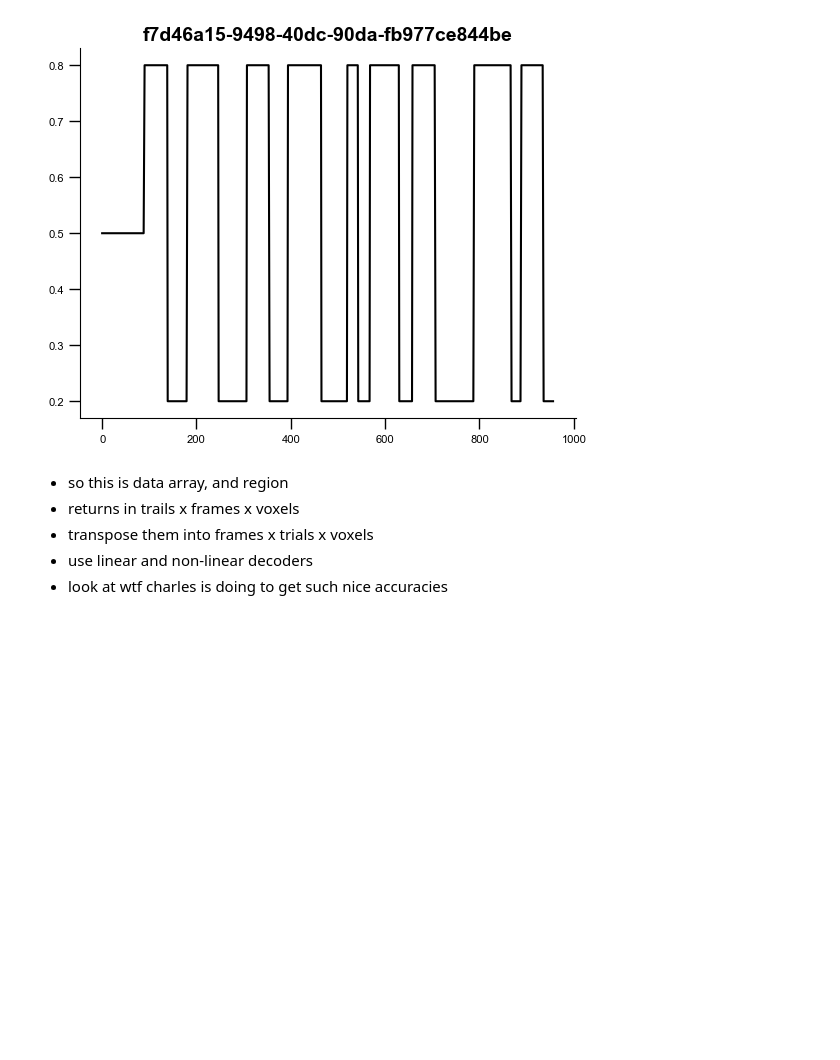
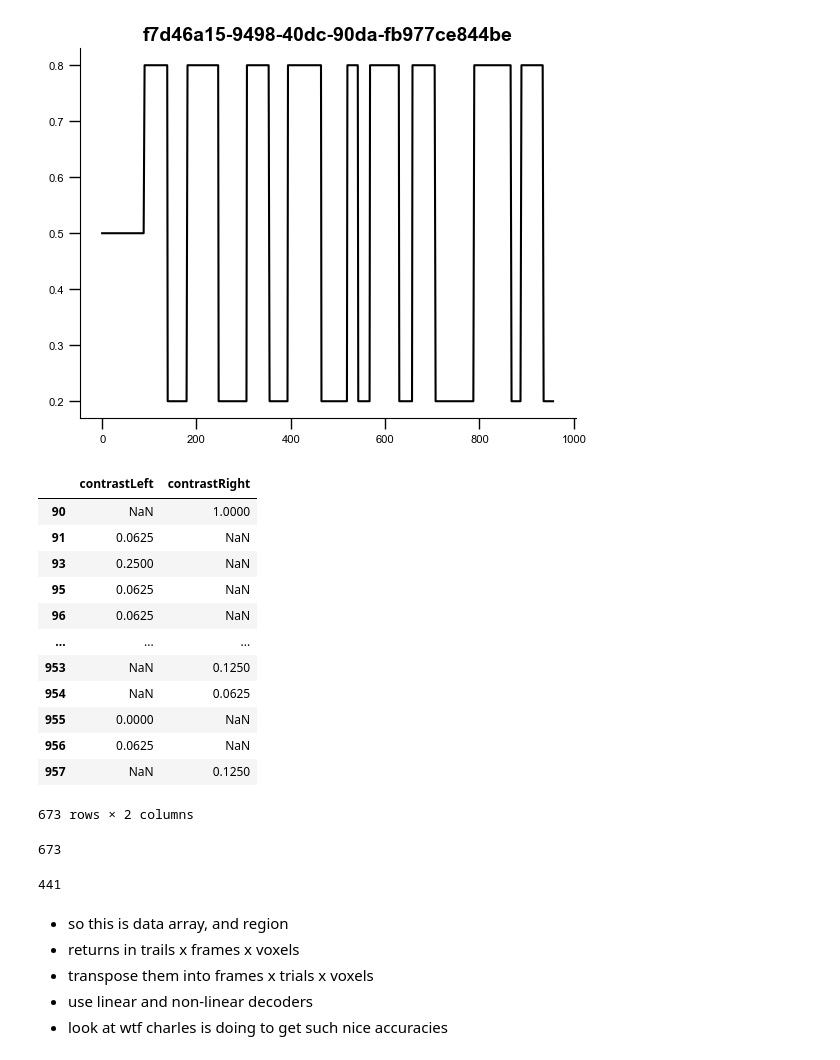
Before and after one commit to debottamKundu/ibl-partial-info-decomp, a Jupyter notebook: notebooks/widefield_pid.ipynb, the cells around one changed output. Drawn from its saved outputs; the diff is of its cells as text; code cells hidden in the pictures; blank space fills up the shorter version.

```diff
--- a/notebooks/widefield_pid.ipynb
+++ b/notebooks/widefield_pid.ipynb
@@ -18,6 +18,6 @@ from tqdm import tqdm
 from glob import glob
 import re
 # %%
-# one = ONE()
-# sessions = one.search(datasets="widefieldU.images.npy")
-# print(f"{len(sessions)} sessions with widefield data found")
+one = ONE()
+sessions = one.search(datasets="widefieldU.images.npy")
+print(f"{len(sessions)} sessions with widefield data found")
@@ -64,3 +66,29 @@ for session_id in tqdm(sessions):
     break
 # %% [output]
 [figure]
+# %%
+sl = SessionLoader(one, eid=sessions[0])
+trials, mask = load_trials_and_mask(
+    one,
+    sessions[0],
+    sess_loader=sl,  # using session loader to load trials so that we get proper probability
+    exclude_nochoice=True,
+    exclude_unbiased=True,
+)
+trials = trials[mask]
+# %%
+trials[["contrastLeft", "contrastRight"]]
+# %% [output]
+|  | contrastLeft | contrastRight |
+| 90 | NaN | 1.0000 |
+| 91 | 0.0625 | NaN |
+| 93 | 0.2500 | NaN |
+| 95 | 0.0625 | NaN |
+| 96 | 0.0625 | NaN |
+| ... | ... | ... |
+| 953 | NaN | 0.1250 |
+| 954 | NaN | 0.0625 |
+| 955 | 0.0000 | NaN |
+| 956 | 0.0625 | NaN |
+| 957 | NaN | 0.1250 |
+673 rows × 2 columns
@@ -66,0 +98,4 @@ for session_id in tqdm(sessions):
+# %%
+len(trials)
+# %% [output]
+673
@@ -67,3 +109,7 @@ for session_id in tqdm(sessions):
+# %%
+len(target_variable)
+# %% [output]
+441
 # %%
 align_times = trials.stimOn_times.values
 # %%
```
Also changed, not shown: parts of 3 cells of this notebook, 5 other files.
